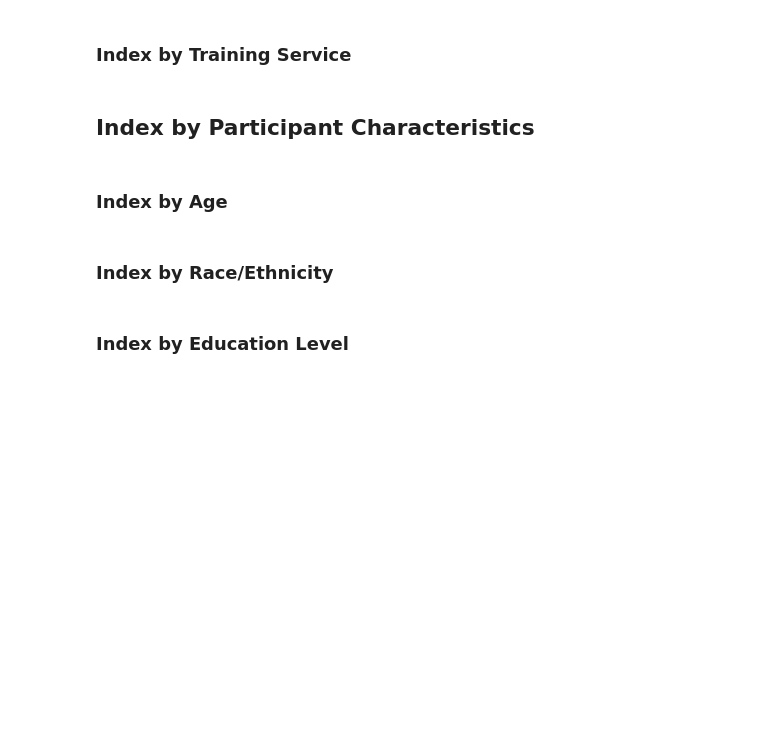
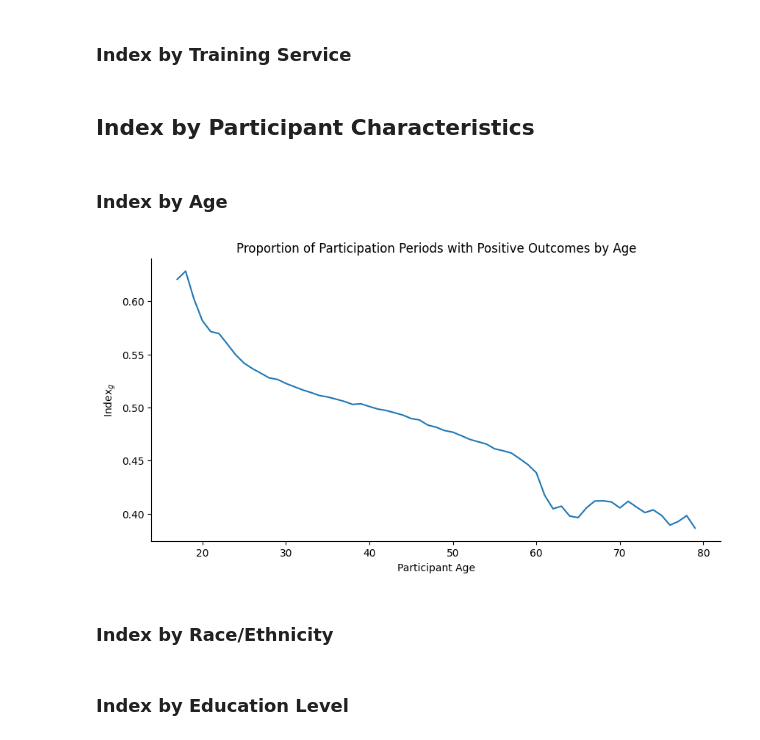
Before and after one commit to jcanedy/retrainability-index, a Jupyter notebook: notebooks/analyze_index_data.ipynb, the cells around one changed output. Cells and saved outputs as stored; diff of their text form; code cells hidden in the pictures; blank space fills up the shorter version.

```diff
--- a/notebooks/analyze_index_data.ipynb
+++ b/notebooks/analyze_index_data.ipynb
@@ -309,19 +336,14 @@ df_index_by_training_service, df_profile = df_index_by_training_service.profile(
 df_index_by_training_service.write_json("../../retrainability-index-website/src/data/index_by_training_service.json")
 # %% [markdown]
 ## Index by Participant Characteristics
-# %%
-# Compute the total number of participation periods
-
-df_index_count_total = (
-    lf_total_count_by_state
-    .select("count_total").sum()
-    .collect(engine="streaming")
-)
 # %% [markdown]
 ### Index by Age
 # %%
 df_index_by_age = (
     lf_index_full
+    .filter(
+        (pl.col("age") > 16) & (pl.col("age") < 80)
+    )
     .group_by(
         pl.col("age"),
     )
@@ -382,6 +404,23 @@ df_index_by_age = (
 df_index_by_age, df_profile = df_index_by_age.profile(engine="streaming")
 # %%
 df_index_by_age.write_json("../../retrainability-index-website/src/data/index_by_age.json")
+# %%
+fig, ax = plt.subplots(figsize=(10, 5))
+
+df_plot = df_index_by_age["age", "index"]
+
+sns.lineplot(df_plot, x="age", y="index", ax=ax)
+
+sns.despine()
+
+# ax.set_ylim(0.2, 1)
+ax.set_xlabel("Participant Age")
+ax.set_ylabel("Index$_g$")
+ax.set_title("Proportion of Participation Periods with Positive Outcomes by Age")
+
+fig.show()
+# %% [output]
+[figure, added]
 # %% [markdown]
 ### Index by Race/Ethnicity
 # %%
```
Also changed, not shown: parts of 82 cells of this notebook, 6 other files.
